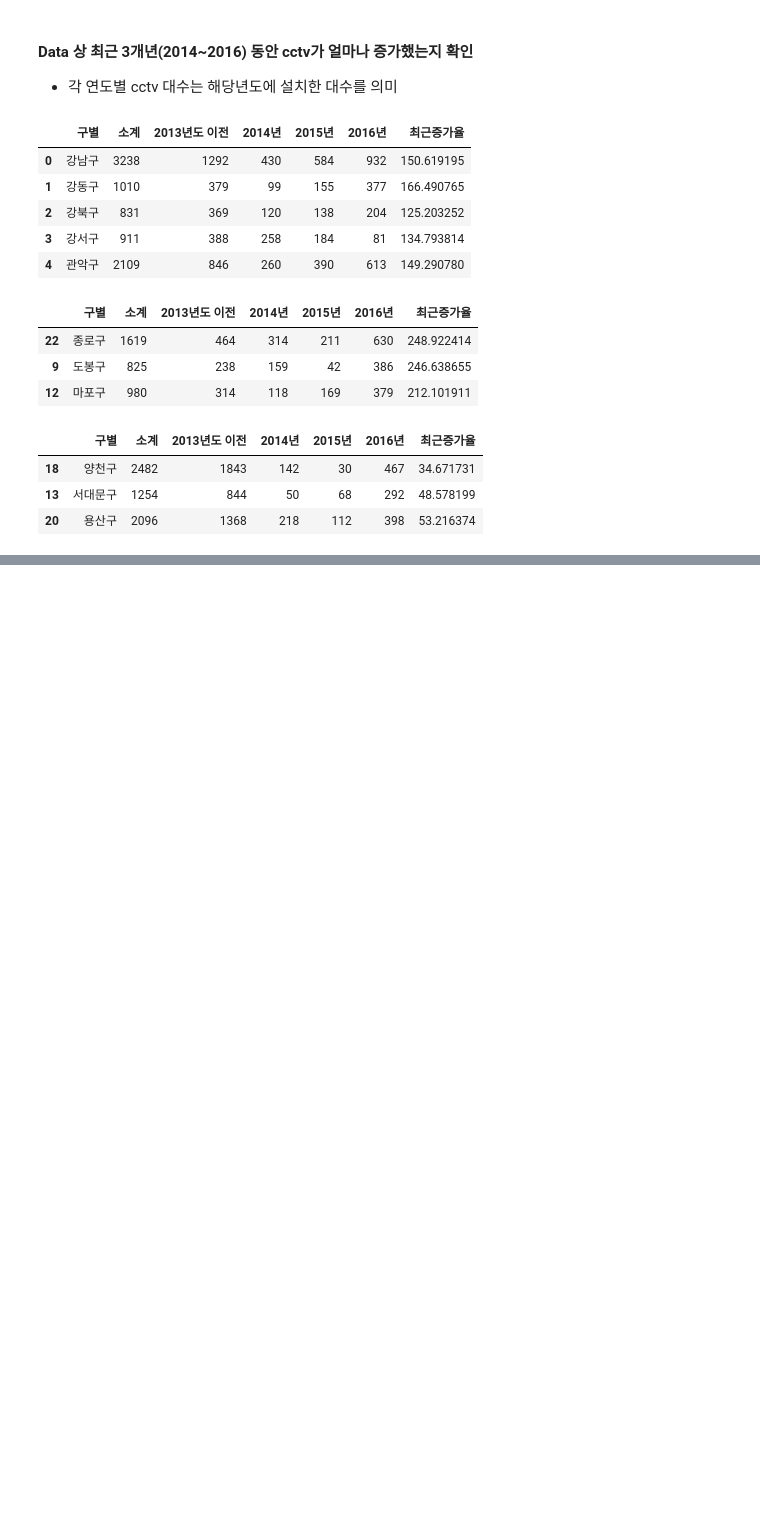
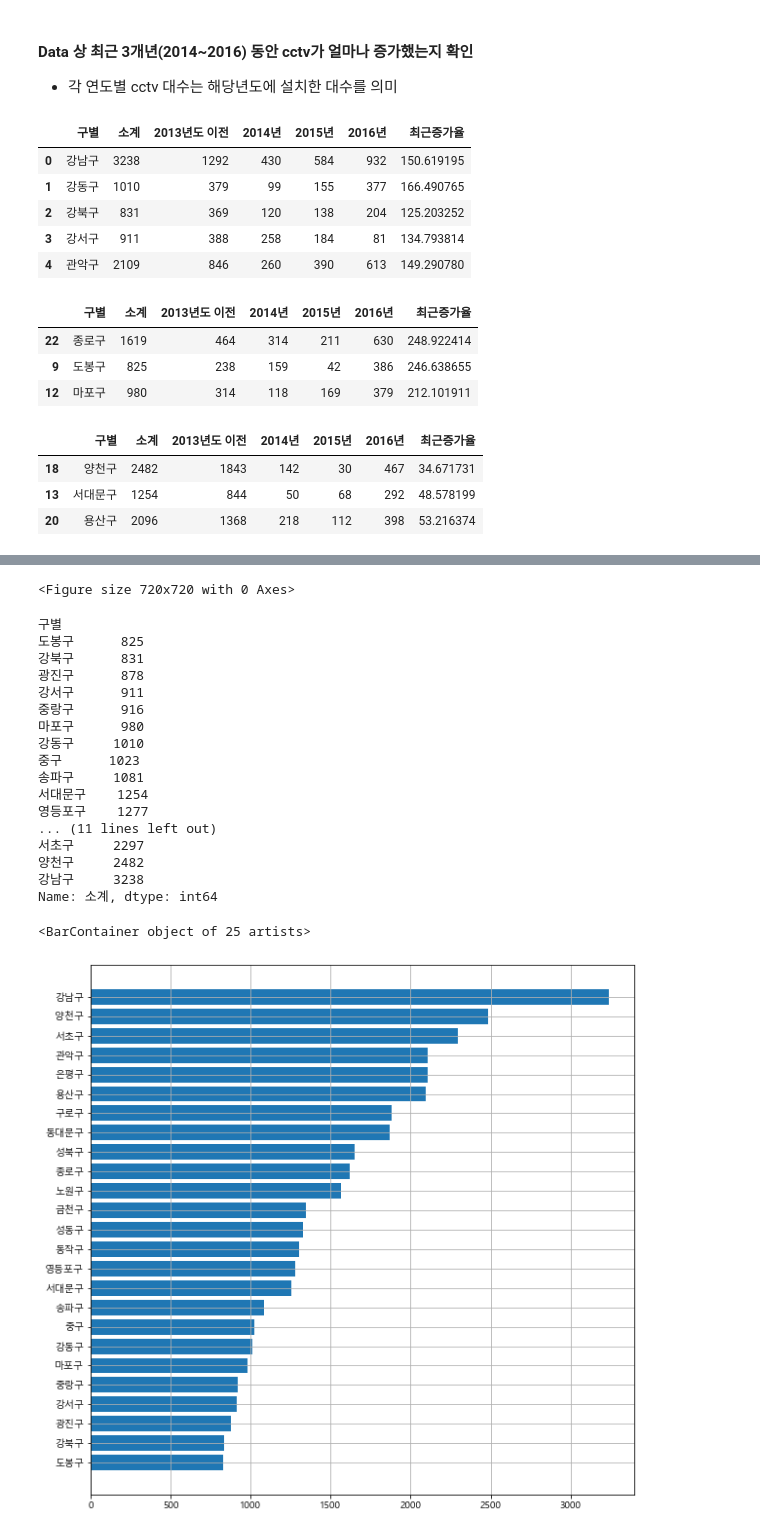
Before and after one commit to laits1/TIL, a Jupyter notebook: pandas/예제1_cctv와 인구분석.ipynb, the cells around one changed output, grey strips where cells are left out. Saved outputs shown, nothing was run; the diff lists cells and outputs as text; code cells hidden in the pictures; blank space fills up the shorter version.

```diff
--- a/pandas/예제1_cctv와 인구분석.ipynb
+++ b/pandas/예제1_cctv와 인구분석.ipynb
@@ -254,0 +493,29 @@ CCTV_Seoul.sort_values(by='최근증가율', ascending=True).head(3)
+# %%
+# 각 구별로 cctv 대수가 얼마나 차이가 나는지 시각화 통해서 확인 2
+plt.figure(figsize=(10,10))
+sort_cctv = data_result['소계'].sort_values()
+sort_cctv
+plt.barh(sort_cctv.index, sort_cctv)
+plt.grid()
+plt.show()
+# %% [output]
+<Figure size 720x720 with 0 Axes>
+구별
+도봉구      825
+강북구      831
+광진구      878
+강서구      911
+중랑구      916
+마포구      980
+강동구     1010
+중구      1023
+송파구     1081
+서대문구    1254
+영등포구    1277
+... (11 lines left out)
+서초구     2297
+양천구     2482
+강남구     3238
+Name: 소계, dtype: int64
+<BarContainer object of 25 artists>
+[figure, added]
```
Also changed, not shown: parts of 24 cells of this notebook, 16 other files.
